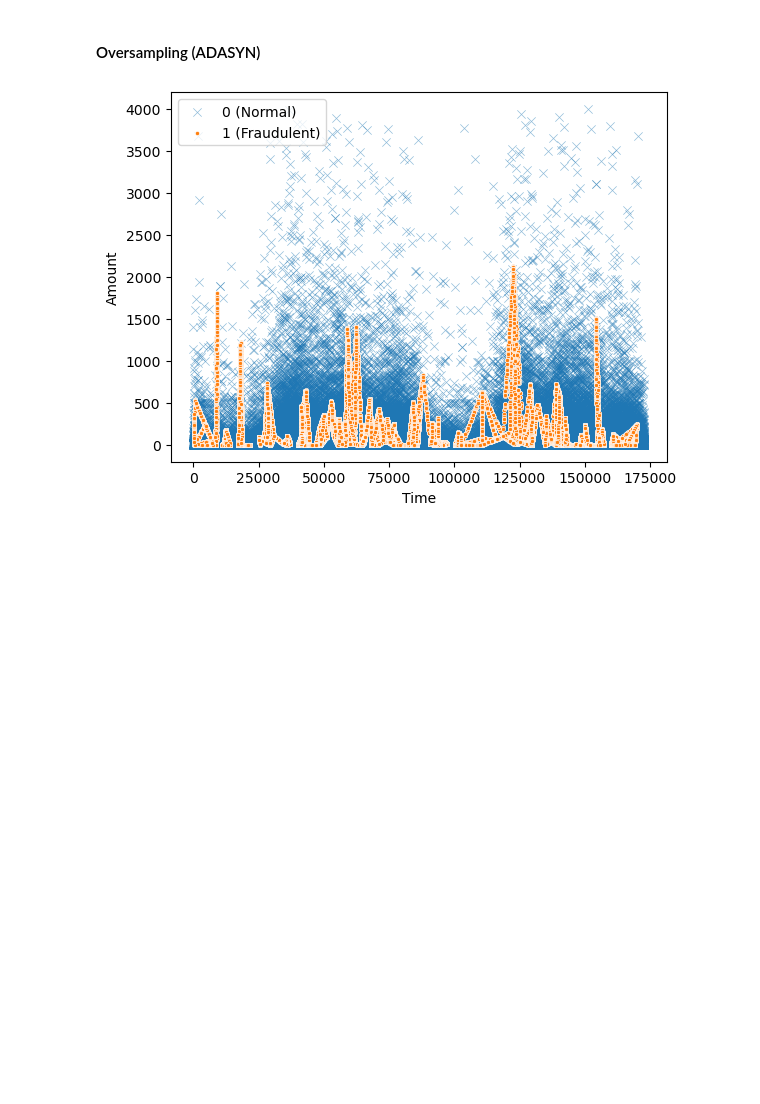
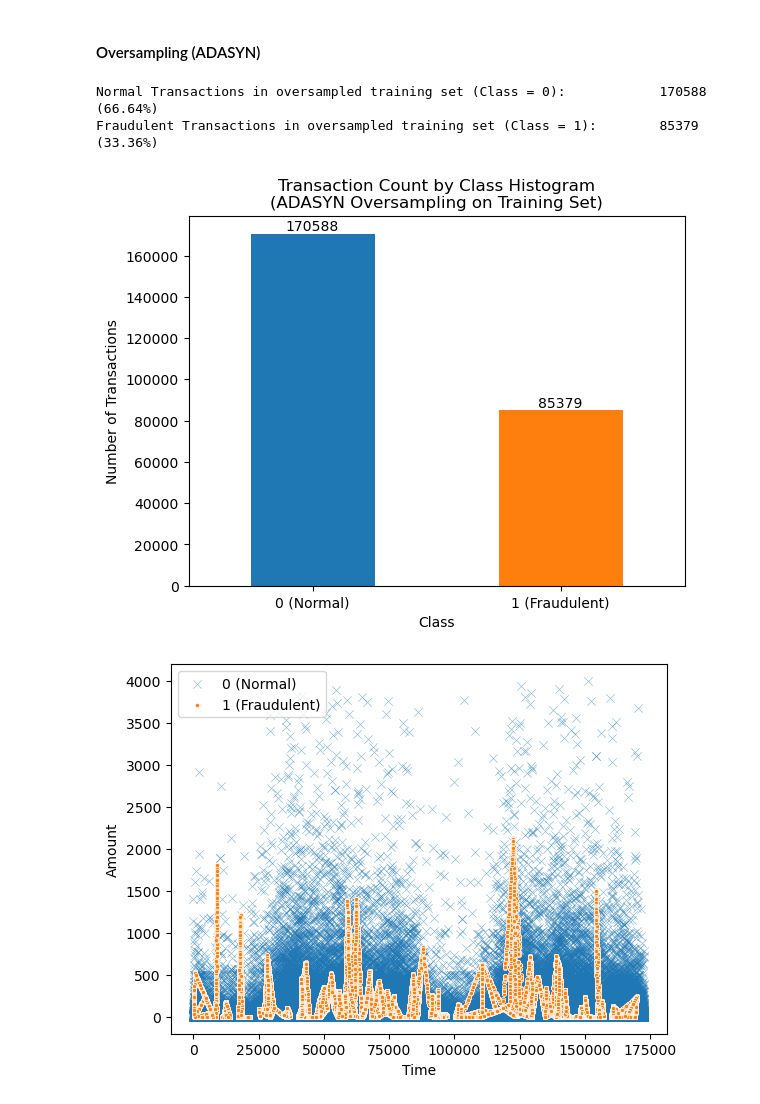
Before and after one commit to cedrickeller-cmd/financial-transactions-fraud-detection, a Jupyter notebook: random_forest.ipynb, the cells around one changed output. Saved outputs shown, nothing was run; the diff lists cells and outputs as text; code cells hidden in the pictures; blank space fills up the shorter version.

```diff
--- a/random_forest.ipynb
+++ b/random_forest.ipynb
@@ -256,3 +266,20 @@ X_train_over, y_train_over = adasyn.fit_resample(X_train, y_train)
+# %%
+print(f"Normal Transactions in oversampled training set (Class = 0):\t\t{y_train_over.value_counts()[0]}\t({y_train_over.value_counts()[0] / len(y_train_over)*100:.2f}%)")
+print(f"Fraudulent Transactions in oversampled training set (Class = 1):\t{y_train_over.value_counts()[1]}\t({y_train_over.value_counts()[1] / len(y_train_over)*100:.2f}%)")
+
+class_vals_over = pd.Series(y_train_over).value_counts().sort_index()
+ax = class_vals_over.plot(kind='bar', color=['tab:blue', 'tab:orange'])
+
+plt.title('Transaction Count by Class Histogram\n(ADASYN Oversampling on Training Set)')
+ax.set_xticklabels(['0 (Normal)', '1 (Fraudulent)'], rotation=0)
+ax.set_ylabel('Number of Transactions')
+
+for i, v in enumerate(class_vals_over):
+    ax.text(i, v + max(v * 0.01, 5), str(v), ha='center');
+# %% [output]
+Normal Transactions in oversampled training set (Class = 0):            170588  (66.64%)
+Fraudulent Transactions in oversampled training set (Class = 1):        85379   (33.36%)
+[figure, added]
 # %%
 over_df = pd.DataFrame(X_train_over, columns=X_train_over.columns)
 over_df['Class'] = y_train_over
```
Also changed, not shown: parts of 7 cells of this notebook.
